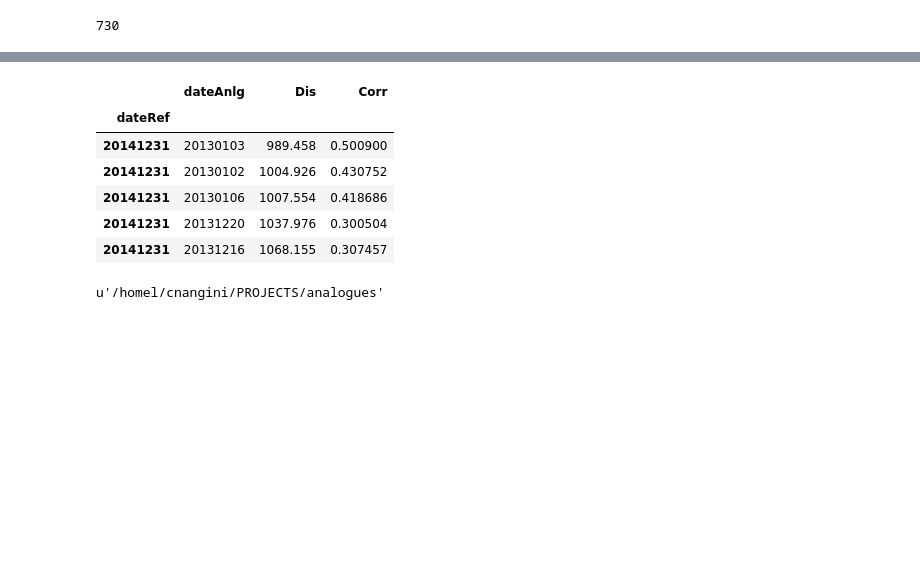
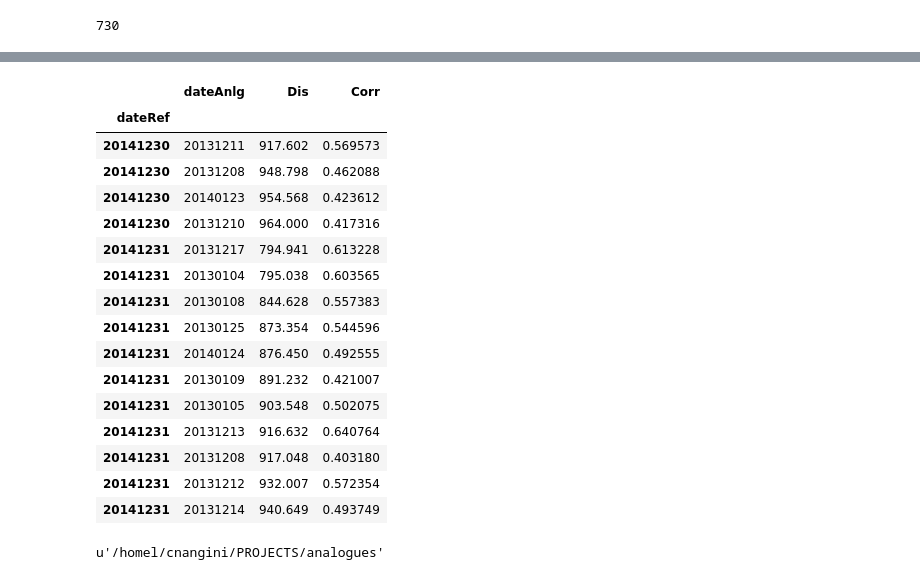
Before and after one commit to KatiRG/analogues, a Jupyter notebook: Build_analogues-all.ipynb, the cells around one changed output, grey strips where cells are left out. Cells and saved outputs as stored; diff of their text form; code cells hidden in the pictures; blank space fills up the shorter version.

```diff
--- a/Build_analogues-all.ipynb
+++ b/Build_analogues-all.ipynb
@@ -23,7 +23,10 @@ dfS = pd.DataFrame()
 
 #Analysis period > 1 year
 #analogs = 'http://birdhouse-lsce.extra.cea.fr:8090/wpsoutputs/flyingpigeon/analogs-5ee81d98-6fc9-11e6-a296-4d3fe2c8a29e.txt'
-analogs = 'http://birdhouse-lsce.extra.cea.fr:8090/wpsoutputs/flyingpigeon/analogs-73cd782c-74f4-11e6-bf5f-f73f2a3d7e35.txt'
+#analogs = 'http://birdhouse-lsce.extra.cea.fr:8090/wpsoutputs/flyingpigeon/analogs-73cd782c-74f4-11e6-bf5f-f73f2a3d7e35.txt'
+
+#bbox x: [-80,50], y: [22.5,70], 11 analogues
+analogs = 'http://localhost:8090/wpsoutputs/flyingpigeon/analogs-12f189be-79a7-11e6-b7f7-e7ff4fd8b248.txt'
 
 #Analysis period spans two months (30.06.2013 to 02.07.2013)
 #analogs = 'http://localhost:8090/wpsoutputs/flyingpigeon/analogs-7aafc4ec-74ea-11e6-b77d-eb5606a7fe9f.txt'
@@ -99,11 +143,11 @@ Name: dateRef, dtype: int64
 #TRANSPOSE ANLG DATE COLS INTO SINGLE COL
 
 #Define temporary df containing only anlg dates cols
-df_anlg = dfS.iloc[:, 0:20]
+df_anlg = dfS.iloc[:, 0:num_analogues]
 
 #remove index name before transpose (stack)
 df_anlg.index.name = ""
 
 #transpose (stack)into single col
 dateStack = df_anlg.stack()
-#dateStack
+dateStack.head(25)
@@ -111,12 +173,12 @@ dateStack = df_anlg.stack()
 #TRANSPOSE DIS COLS INTO SINGLE COL
 
 #Define temporary df containing only dis cols
-df_dis = dfS.iloc[:, 20:40]
+df_dis = dfS.iloc[:, num_analogues:2*num_analogues]
 
 #remove index name before transpose (stack)
 df_dis.index.name = ""
 
 #transpose (stack) into single col and take absolute value
 disStack = df_dis.stack().abs()
-disStack.head(5)
+disStack.head(25)
 # %% [output]
@@ -130,12 +203,12 @@ dtype: float64
 #TRANSPOSE CORR COLS INTO SINGLE COL
 
 #Define temporary df containing only corr cols
-df_corr = dfS.iloc[:, 40:60]
+df_corr = dfS.iloc[:, 2*num_analogues:3*num_analogues]
 
 #remove index name before transpose (stack)
 df_corr.index.name = ""
 
 #transpose (stack) into single col
 corrStack = df_corr.stack()
-corrStack.head(5)
+corrStack.head(25)
 # %% [output]
@@ -206,13 +306,23 @@ df_all.shape
 # %%
-df_all.tail(5)
+df_all.tail(15)
 # %% [output]
 |  | dateAnlg | Dis | Corr |
 | dateRef |  |  |  |
-| 20141231 | 20130103 | 989.458 | 0.500900 |
-| 20141231 | 20130102 | 1004.926 | 0.430752 |
-| 20141231 | 20130106 | 1007.554 | 0.418686 |
-| 20141231 | 20131220 | 1037.976 | 0.300504 |
-| 20141231 | 20131216 | 1068.155 | 0.307457 |
+| 20141230 | 20131211 | 917.602 | 0.569573 |
+| 20141230 | 20131208 | 948.798 | 0.462088 |
+| 20141230 | 20140123 | 954.568 | 0.423612 |
+| 20141230 | 20131210 | 964.000 | 0.417316 |
+| 20141231 | 20131217 | 794.941 | 0.613228 |
+| 20141231 | 20130104 | 795.038 | 0.603565 |
+| 20141231 | 20130108 | 844.628 | 0.557383 |
+| 20141231 | 20130125 | 873.354 | 0.544596 |
+| 20141231 | 20140124 | 876.450 | 0.492555 |
+| 20141231 | 20130109 | 891.232 | 0.421007 |
+| 20141231 | 20130105 | 903.548 | 0.502075 |
+| 20141231 | 20131213 | 916.632 | 0.640764 |
+| 20141231 | 20131208 | 917.048 | 0.403180 |
+| 20141231 | 20131212 | 932.007 | 0.572354 |
+| 20141231 | 20131214 | 940.649 | 0.493749 |
 # %%
 #dfS_select = df_all[df_all.index <= 19600101]
 # %%
```
Also changed, not shown: parts of 16 cells of this notebook, 5 other files.
